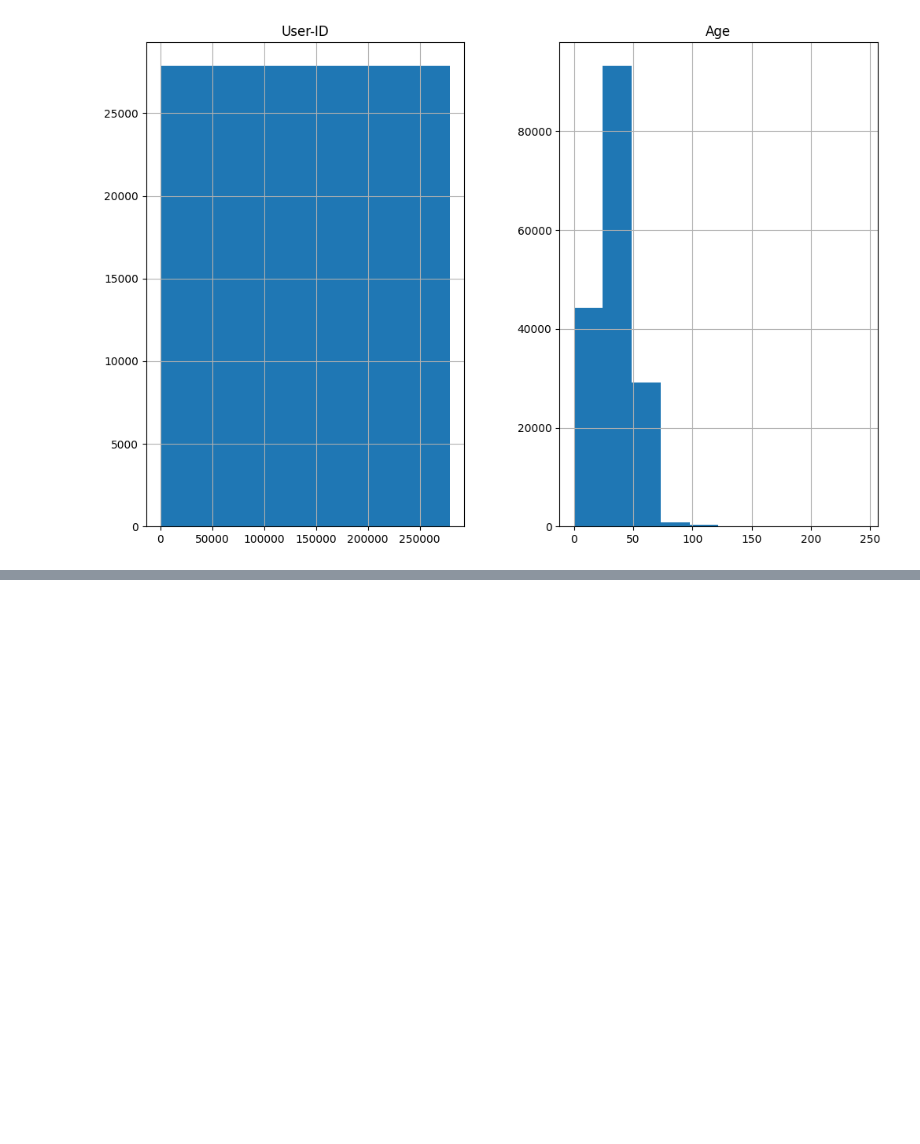
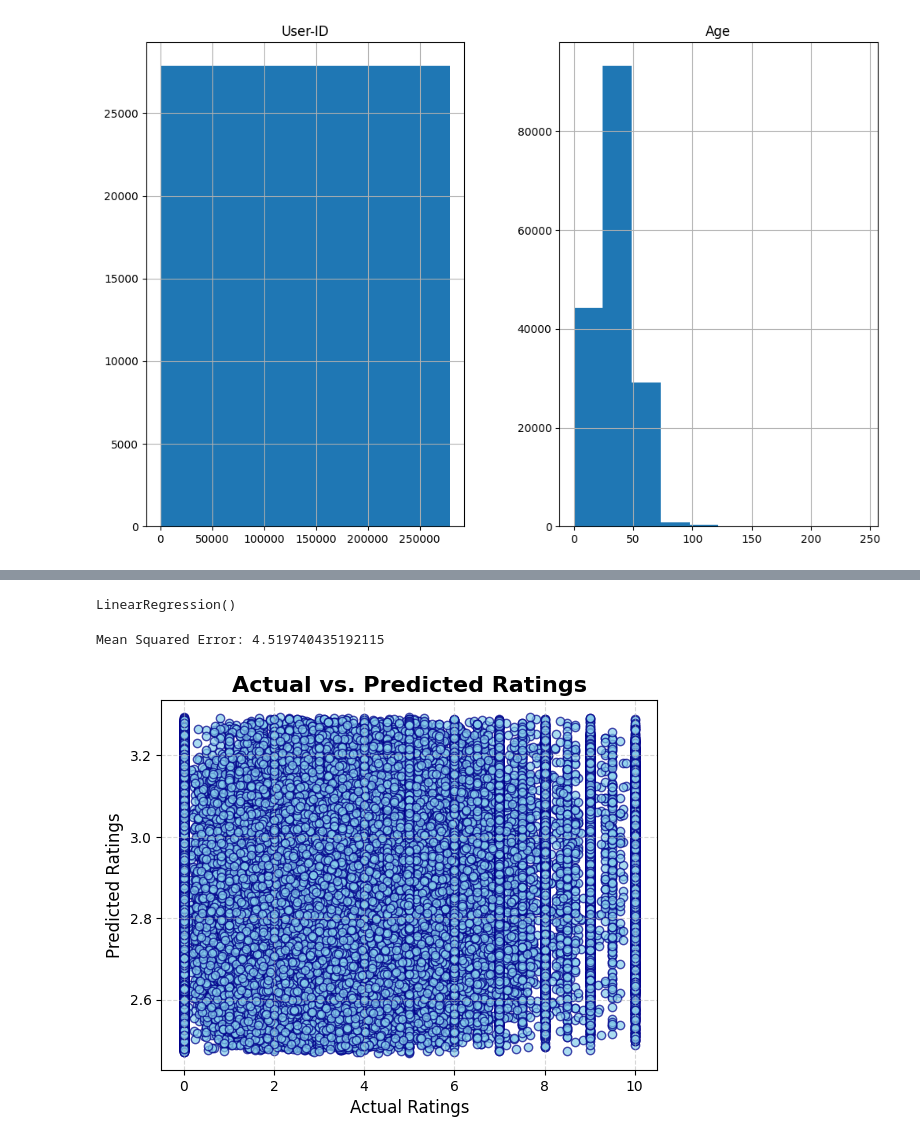
Before and after one commit to Rajendra3213/Book_Recommendation_System_Regression_model, a Jupyter notebook: Recommendation_model.ipynb, the cells around one changed output, grey strips where cells are left out. Saved outputs shown, nothing was run; the diff lists cells and outputs as text; code cells hidden in the pictures; blank space fills up the shorter version.

```diff
--- a/Recommendation_model.ipynb
+++ b/Recommendation_model.ipynb
@@ -39,0 +259,6 @@ plt.show()
+# %%
+X_train = train_data[['User-ID', 'ISBN_numeric']]
+y_train = train_data['Book-Rating_avg']
+# %%
+X_test = test_data[['User-ID', 'ISBN_numeric']]
+y_test = test_data['Book-Rating_avg']
@@ -39,0 +267,21 @@ plt.show()
+# %%
+model = LinearRegression()
+model.fit(X_train, y_train)
+# %% [output]
+LinearRegression()
+# %%
+# Evaluate the model
+predictions = model.predict(X_test)
+mse = mean_squared_error(y_test, predictions)
+print(f'Mean Squared Error: {mse}')
+# %% [output]
+Mean Squared Error: 4.519740435192115
+# %%
+plt.scatter(y_test, predictions, color='skyblue', edgecolors='darkblue', alpha=0.7)
+plt.xlabel('Actual Ratings', fontsize=12)
+plt.ylabel('Predicted Ratings', fontsize=12)
+plt.title('Actual vs. Predicted Ratings', fontsize=16, fontweight='bold')
+plt.grid(True, linestyle='--', alpha=0.5)
+plt.show()
+# %% [output]
+[figure, added]
```
Also changed, not shown: parts of 36 cells of this notebook, 4 other files.
